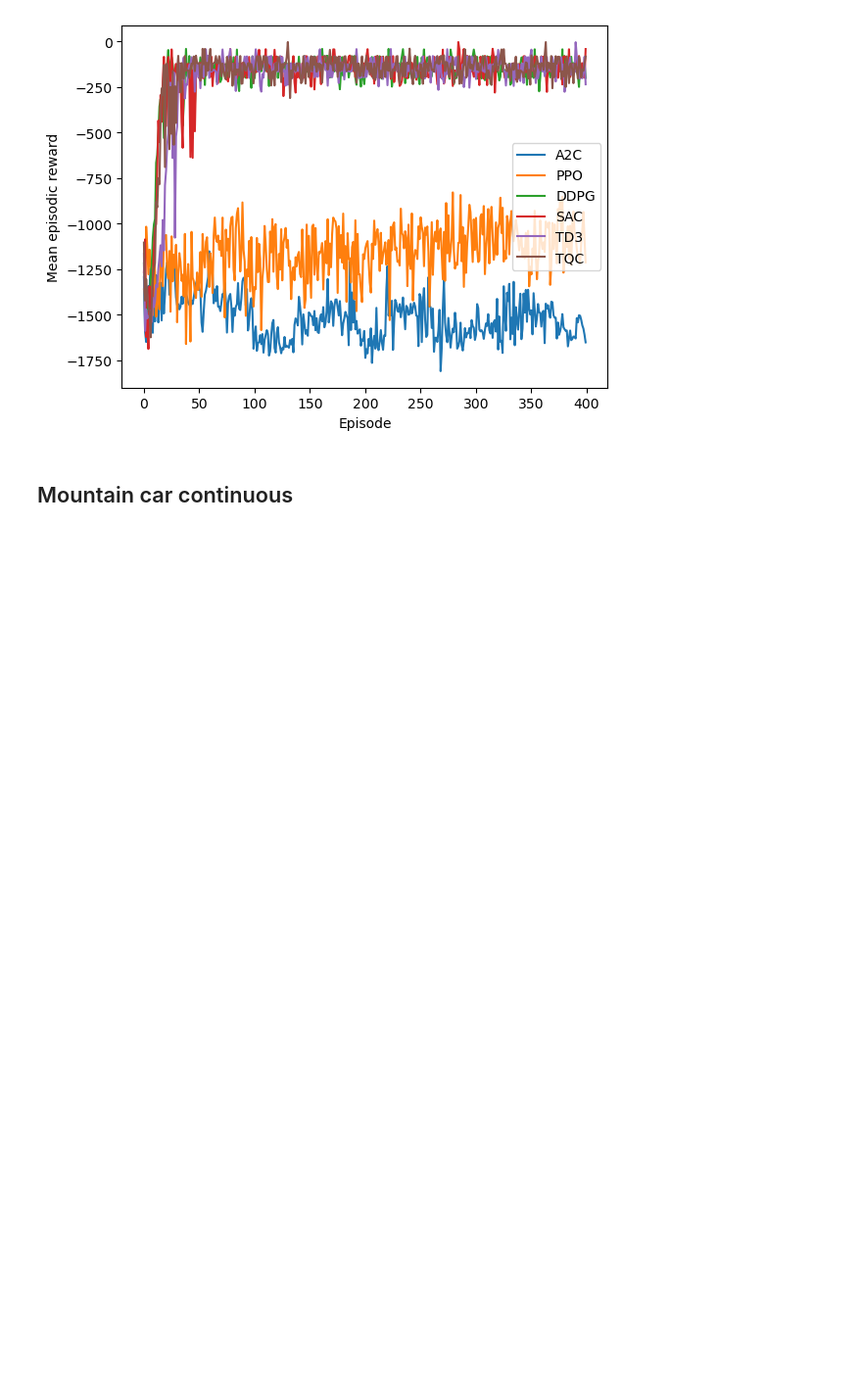
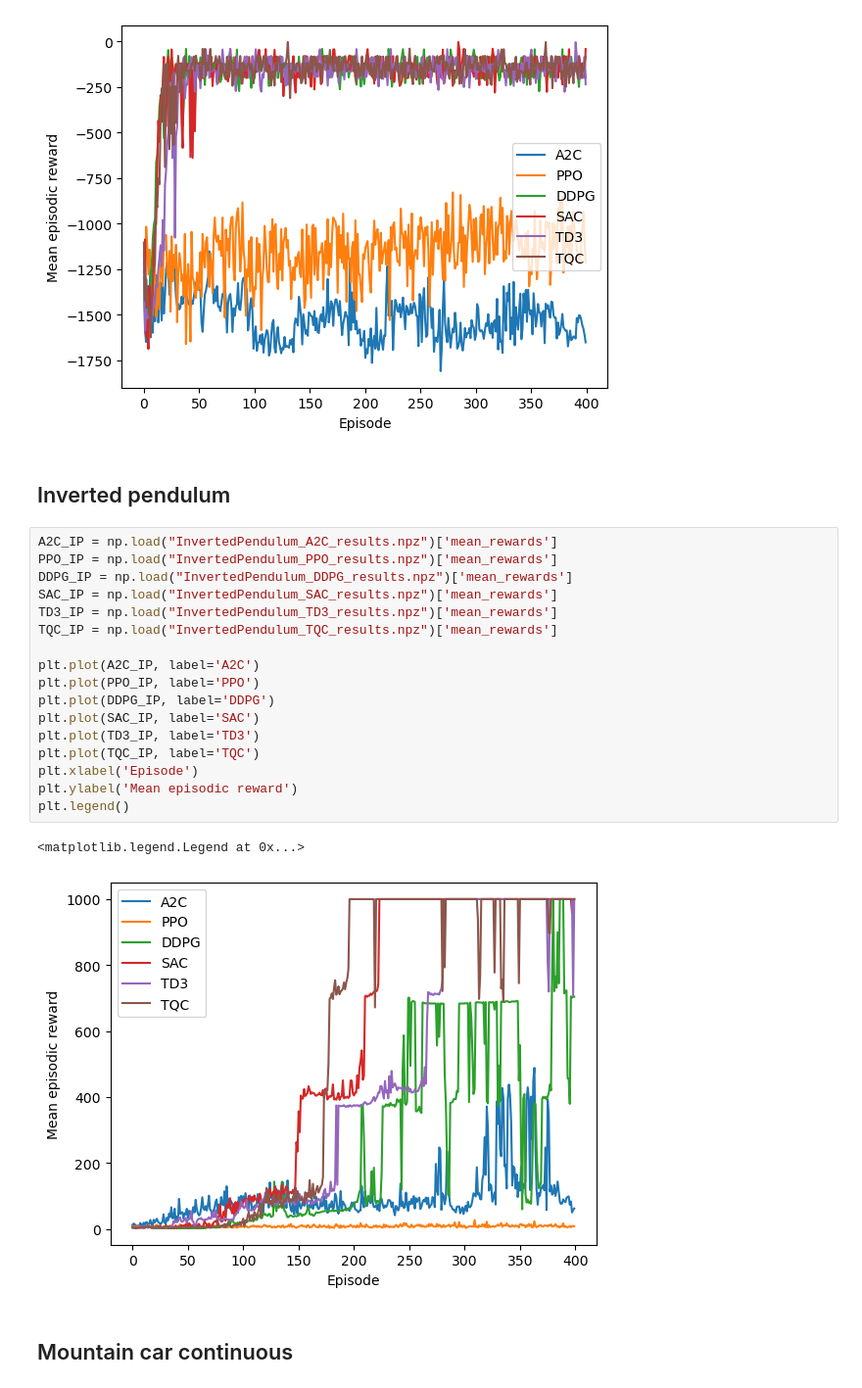
Before and after one commit to nicolasleblanc-poly/QRNN-MPC, a Jupyter notebook: sb3/data_analysis.ipynb, the cells around one changed output. Shown at 98% size. Saved outputs shown, nothing was run; the diff lists cells and outputs as text; blank space fills up the shorter version.

```diff
--- a/sb3/data_analysis.ipynb
+++ b/sb3/data_analysis.ipynb
@@ -78,6 +78,28 @@ plt.legend()
 # %% [output]
 <matplotlib.legend.Legend at 0x...>
 [figure]
+# %% [markdown]
+## Inverted pendulum
+# %%
+A2C_IP = np.load("InvertedPendulum_A2C_results.npz")['mean_rewards']
+PPO_IP = np.load("InvertedPendulum_PPO_results.npz")['mean_rewards']
+DDPG_IP = np.load("InvertedPendulum_DDPG_results.npz")['mean_rewards']
+SAC_IP = np.load("InvertedPendulum_SAC_results.npz")['mean_rewards']
+TD3_IP = np.load("InvertedPendulum_TD3_results.npz")['mean_rewards']
+TQC_IP = np.load("InvertedPendulum_TQC_results.npz")['mean_rewards']
+
+plt.plot(A2C_IP, label='A2C')
+plt.plot(PPO_IP, label='PPO')
+plt.plot(DDPG_IP, label='DDPG')
+plt.plot(SAC_IP, label='SAC')
+plt.plot(TD3_IP, label='TD3')
+plt.plot(TQC_IP, label='TQC')
+plt.xlabel('Episode')
+plt.ylabel('Mean episodic reward')
+plt.legend()
+# %% [output]
+<matplotlib.legend.Legend at 0x...>
+[figure, added]
 # %% [markdown]
 ## Mountain car continuous
 # %%
```
Also changed, not shown: 2 other files.
